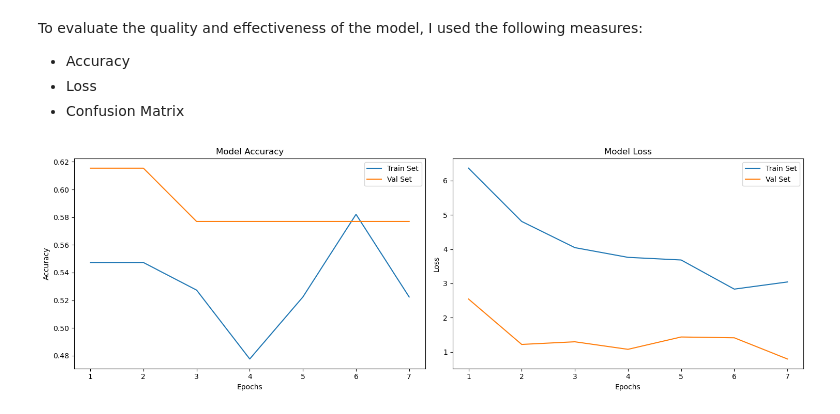
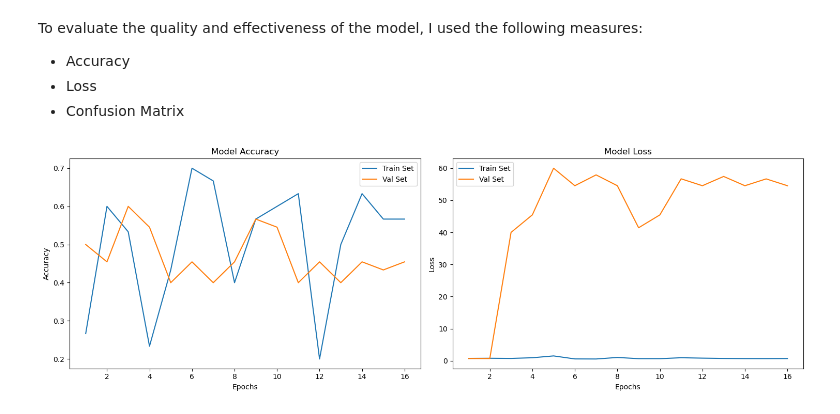
Before and after one commit to s20488/COV-brain-tumor-detection, a Jupyter notebook: COV-brain-tumor-detection.ipynb, the cells around one changed output. Cells and saved outputs as stored; diff of their text form; code cells hidden in the pictures.

```diff
--- a/COV-brain-tumor-detection.ipynb
+++ b/COV-brain-tumor-detection.ipynb
@@ -346,13 +334,13 @@ _________________________________________________________________
 # %%
-history = model_nasnetmobile.fit(
-    train_generator,
-    steps_per_epoch=7,
-    epochs=30,
-    validation_data=validation_generator,
-    validation_steps=2,
-    callbacks=[EarlyStopping(monitor="val_accuracy", mode="max", patience=6)],
-)
-
-with open("COV_brain_tumor_detection/model_nasnetmobile_history.pkl", "wb") as file_pi:
-    pickle.dump(history.history, file_pi)
+# trainer = Trainer(
+#     max_epochs=30,
+#     accelerator='gpu',
+#     log_every_n_steps=6,
+#     callbacks=[EarlyStopping(monitor='val_loss', mode='min', patience=6)],
+#     logger=True
+# )
+# trainer.fit(model_mnasnet, train_loader, val_loader)
+#
+# with open("COV_brain_tumor_detection/histories/model_mnasnet_history.pkl", "wb") as file_pi:
+#     pickle.dump(model_regnet.history, file_pi)
 # %% [output]
@@ -378,10 +367,10 @@ To evaluate the quality and effectiveness of the model, I used the following mea
 - Loss
 - Confusion Matrix
 # %%
-with open("COV_brain_tumor_detection/histories/model_nasnetmobile_history.pkl", "rb") as file_pi:
+with open("COV_brain_tumor_detection/histories/model_mnasnet_history.pkl", "rb") as file_pi:
     loaded_history = pickle.load(file_pi)
 
 plot_model_performance(loaded_history)
 # %% [output]
-[figure, old version]
+[figure, new version]
 # %%
```
Also changed, not shown: parts of 34 cells of this notebook, 15 other files.
